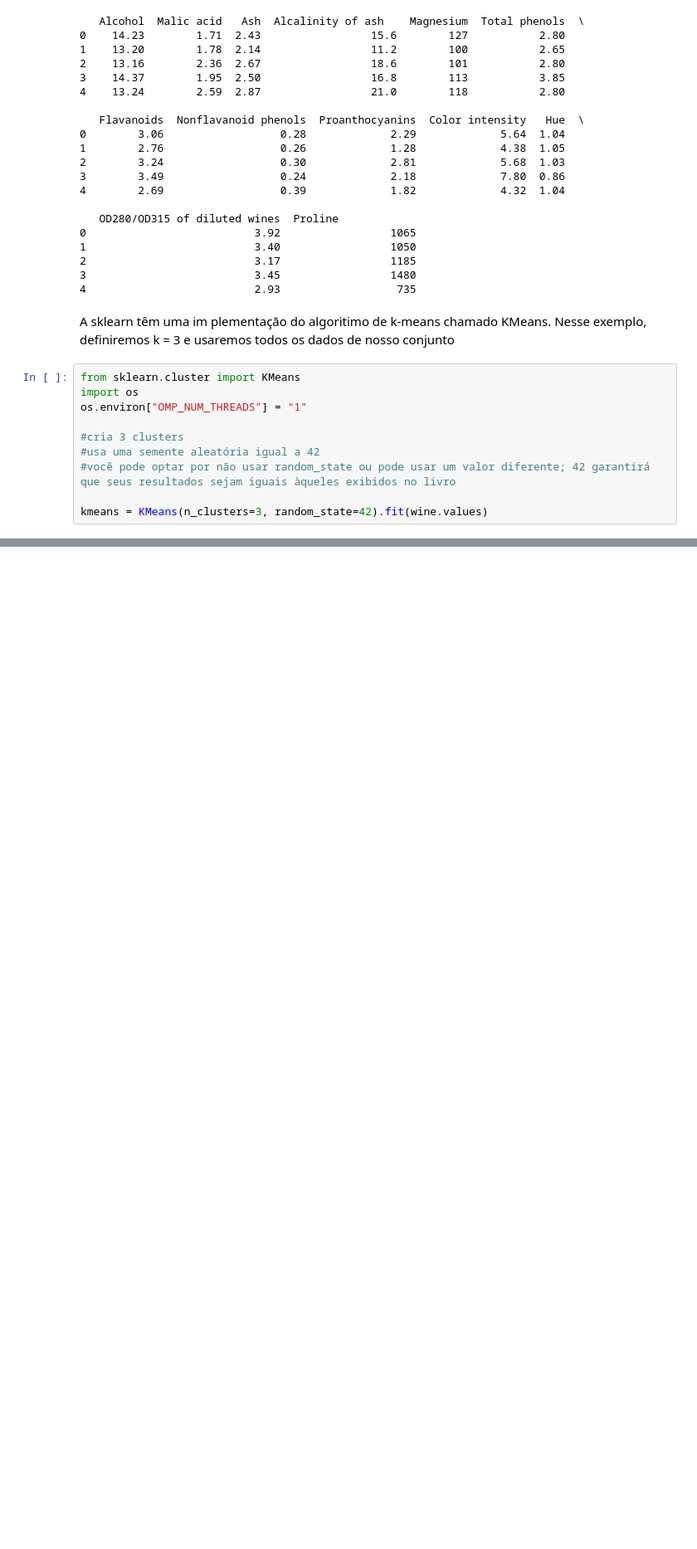
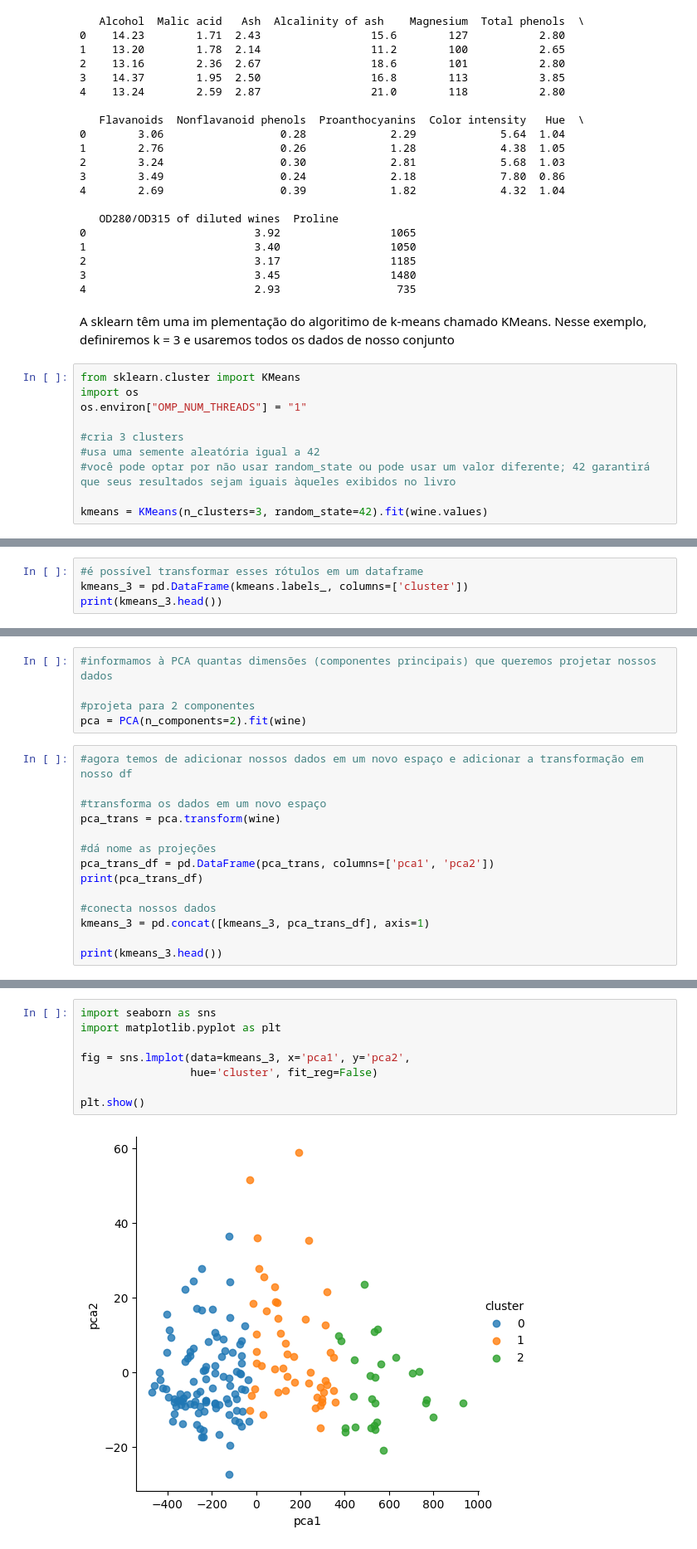
Before and after one commit to LuizGiehl/PFE_2, a Jupyter notebook: src/parteIV/cap16.ipynb, the cells around one changed output, grey strips where cells are left out. Shown: that part at 83% size. Cells and saved outputs as stored; diff of their text form; blank space fills up the shorter version.

```diff
--- a/src/parteIV/cap16.ipynb
+++ b/src/parteIV/cap16.ipynb
@@ -76,0 +86,4 @@ kmeans = KMeans(n_clusters=3, random_state=42).fit(wine.values)
+# %%
+#é possível transformar esses rótulos em um dataframe
+kmeans_3 = pd.DataFrame(kmeans.labels_, columns=['cluster'])
+print(kmeans_3.head())
@@ -76,0 +105,19 @@ kmeans = KMeans(n_clusters=3, random_state=42).fit(wine.values)
+# %%
+#informamos à PCA quantas dimensões (componentes principais) que queremos projetar nossos dados
+
+#projeta para 2 componentes
+pca = PCA(n_components=2).fit(wine)
+# %%
+#agora temos de adicionar nossos dados em um novo espaço e adicionar a transformação em nosso df
+
+#transforma os dados em um novo espaço
+pca_trans = pca.transform(wine)
+
+#dá nome as projeções
+pca_trans_df = pd.DataFrame(pca_trans, columns=['pca1', 'pca2'])
+print(pca_trans_df)
+
+#conecta nossos dados
+kmeans_3 = pd.concat([kmeans_3, pca_trans_df], axis=1)
+
+print(kmeans_3.head())
@@ -76,0 +147,10 @@ kmeans = KMeans(n_clusters=3, random_state=42).fit(wine.values)
+# %%
+import seaborn as sns
+import matplotlib.pyplot as plt
+
+fig = sns.lmplot(data=kmeans_3, x='pca1', y='pca2',
+                 hue='cluster', fit_reg=False)
+
+plt.show()
+# %% [output]
+[figure, added]
```
Also changed, not shown: parts of 31 cells of this notebook.
